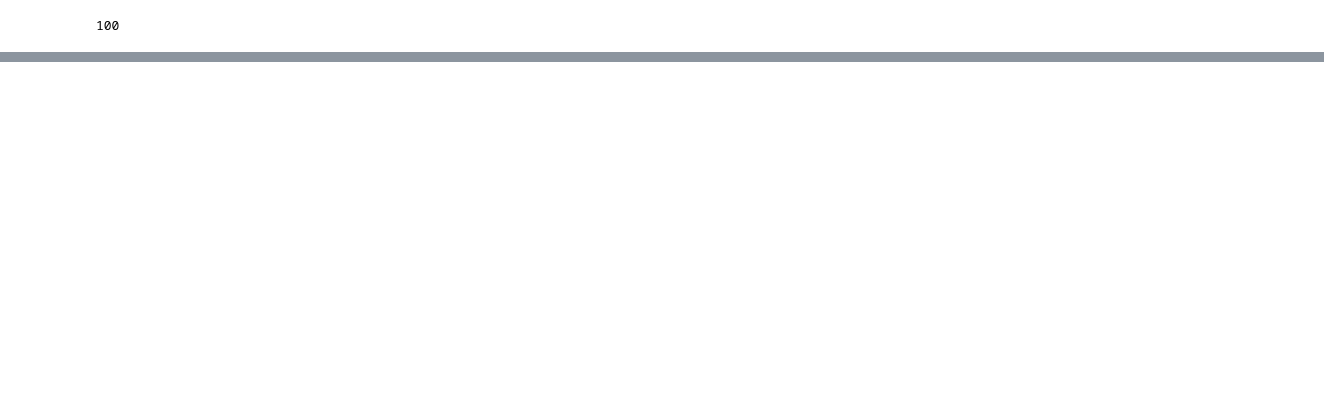
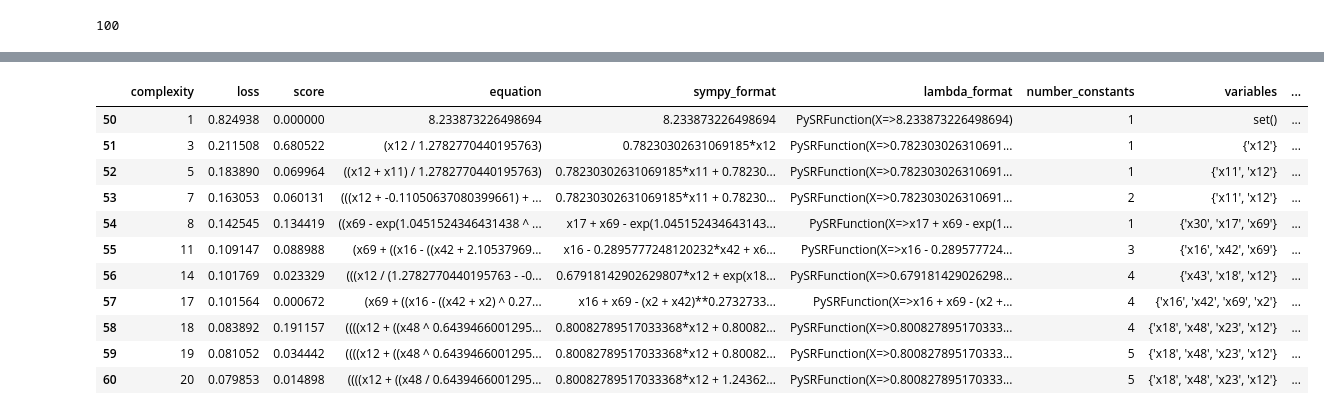
Before and after one commit to ZehaoJin/Ultimate_black_hole_mass_scaling_relations_Symbolic_Regression, a Jupyter notebook: Blackhole_properties/Ultimate_paper/temp_test_1124.ipynb, the cells around one changed output, grey strips where cells are left out. Cells and saved outputs as stored; diff of their text form; code cells hidden in the pictures; blank space fills up the shorter version.

```diff
--- a/Blackhole_properties/Ultimate_paper/temp_test_1124.ipynb
+++ b/Blackhole_properties/Ultimate_paper/temp_test_1124.ipynb
@@ -149,0 +167,16 @@ equations
+# %%
+#show evolution=1 and iteration=1
+t[(t['evolutions']==1) & (t['iterations']==1)]
+# %% [output]
+|  | complexity | loss | score | equation | sympy_format | lambda_format | number_constants | variables | ... |
+| 50 | 1 | 0.824938 | 0.000000 | 8.233873226498694 | 8.233873226498694 | PySRFunction(X=>8.233873226498694) | 1 | set() | ... |
+| 51 | 3 | 0.211508 | 0.680522 | (x12 / 1.2782770440195763) | 0.78230302631069185*x12 | PySRFunction(X=>0.782303026310691... | 1 | {'x12'} | ... |
+| 52 | 5 | 0.183890 | 0.069964 | ((x12 + x11) / 1.2782770440195763) | 0.78230302631069185*x11 + 0.78230... | PySRFunction(X=>0.782303026310691... | 1 | {'x11', 'x12'} | ... |
+| 53 | 7 | 0.163053 | 0.060131 | (((x12 + -0.11050637080399661) + ... | 0.78230302631069185*x11 + 0.78230... | PySRFunction(X=>0.782303026310691... | 2 | {'x11', 'x12'} | ... |
+| 54 | 8 | 0.142545 | 0.134419 | ((x69 - exp(1.0451524346431438 ^ ... | x17 + x69 - exp(1.045152434643143... | PySRFunction(X=>x17 + x69 - exp(1... | 1 | {'x30', 'x17', 'x69'} | ... |
+| 55 | 11 | 0.109147 | 0.088988 | (x69 + ((x16 - ((x42 + 2.10537969... | x16 - 0.2895777248120232*x42 + x6... | PySRFunction(X=>x16 - 0.289577724... | 3 | {'x16', 'x42', 'x69'} | ... |
+| 56 | 14 | 0.101769 | 0.023329 | (((x12 / (1.2782770440195763 - -0... | 0.67918142902629807*x12 + exp(x18... | PySRFunction(X=>0.679181429026298... | 4 | {'x43', 'x18', 'x12'} | ... |
+| 57 | 17 | 0.101564 | 0.000672 | (x69 + ((x16 - ((x42 + x2) ^ 0.27... | x16 + x69 - (x2 + x42)**0.2732733... | PySRFunction(X=>x16 + x69 - (x2 +... | 4 | {'x16', 'x42', 'x69', 'x2'} | ... |
+| 58 | 18 | 0.083892 | 0.191157 | ((((x12 + ((x48 ^ 0.6439466001295... | 0.80082789517033368*x12 + 0.80082... | PySRFunction(X=>0.800827895170333... | 4 | {'x18', 'x48', 'x23', 'x12'} | ... |
+| 59 | 19 | 0.081052 | 0.034442 | ((((x12 + ((x48 ^ 0.6439466001295... | 0.80082789517033368*x12 + 0.80082... | PySRFunction(X=>0.800827895170333... | 5 | {'x18', 'x48', 'x23', 'x12'} | ... |
+| 60 | 20 | 0.079853 | 0.014898 | ((((x12 + ((x48 / 0.6439466001295... | 0.80082789517033368*x12 + 1.24362... | PySRFunction(X=>0.800827895170333... | 5 | {'x18', 'x48', 'x23', 'x12'} | ... |
```
Also changed, not shown: parts of 5 cells of this notebook.
